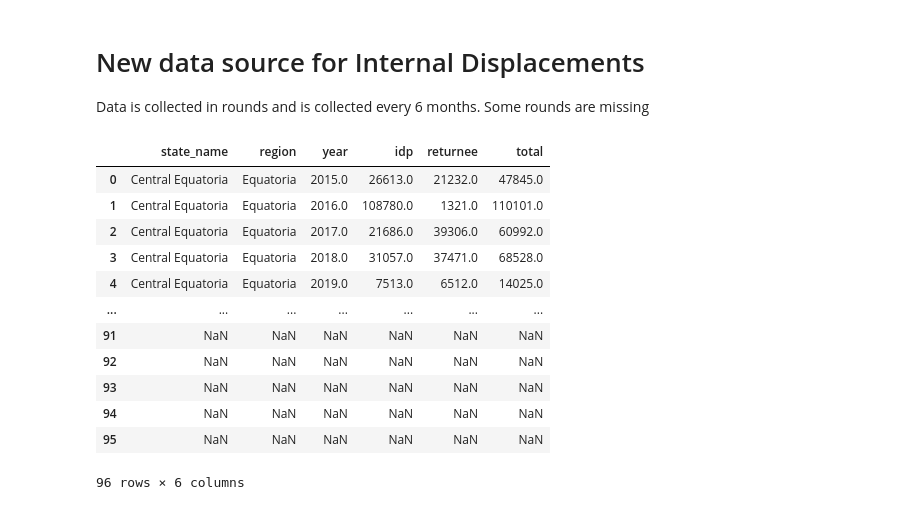
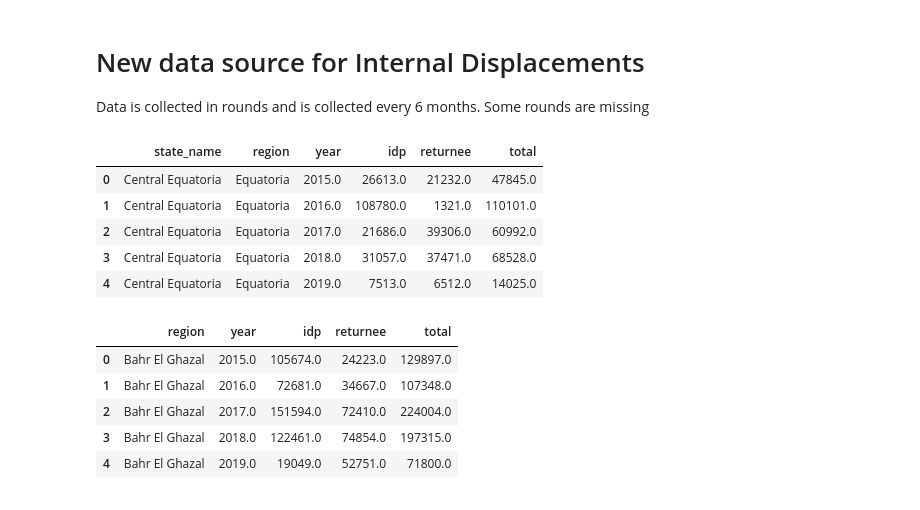
Before and after one commit to jdobladez/JBG060-group9, a Jupyter notebook: Assylum Seekers.ipynb, the cells around one changed output. Drawn from its saved outputs; the diff is of its cells as text; code cells hidden in the pictures.

```diff
--- a/Assylum Seekers.ipynb
+++ b/Assylum Seekers.ipynb
@@ -319,23 +319,25 @@ Data is collected in rounds and is collected every 6 months. Some rounds are mis
 # round_14 = pd.read_excel("internal_movements/round_14.xlsx")
 # %%
 asylum = pd.read_csv("data/2015_2023_asylum.csv")
-asylum
+asylum.head()
 # %% [output]
 |  | state_name | region | year | idp | returnee | total |
 | 0 | Central Equatoria | Equatoria | 2015.0 | 26613.0 | 21232.0 | 47845.0 |
 | 1 | Central Equatoria | Equatoria | 2016.0 | 108780.0 | 1321.0 | 110101.0 |
 | 2 | Central Equatoria | Equatoria | 2017.0 | 21686.0 | 39306.0 | 60992.0 |
 | 3 | Central Equatoria | Equatoria | 2018.0 | 31057.0 | 37471.0 | 68528.0 |
 | 4 | Central Equatoria | Equatoria | 2019.0 | 7513.0 | 6512.0 | 14025.0 |
-| ... | ... | ... | ... | ... | ... | ... |
-| 91 | NaN | NaN | NaN | NaN | NaN | NaN |
-| 92 | NaN | NaN | NaN | NaN | NaN | NaN |
-| 93 | NaN | NaN | NaN | NaN | NaN | NaN |
-| 94 | NaN | NaN | NaN | NaN | NaN | NaN |
-| 95 | NaN | NaN | NaN | NaN | NaN | NaN |
-96 rows × 6 columns
 # %%
 # Group by the 'region' column and sum the numeric columns
 asylum = asylum.groupby(['region', 'year']).agg({
     'idp': 'sum', 'returnee': 'sum', 'total': 'sum'
 }).reset_index()
+
+asylum.head()
+# %% [output]
+|  | region | year | idp | returnee | total |
+| 0 | Bahr El Ghazal | 2015.0 | 105674.0 | 24223.0 | 129897.0 |
+| 1 | Bahr El Ghazal | 2016.0 | 72681.0 | 34667.0 | 107348.0 |
+| 2 | Bahr El Ghazal | 2017.0 | 151594.0 | 72410.0 | 224004.0 |
+| 3 | Bahr El Ghazal | 2018.0 | 122461.0 | 74854.0 | 197315.0 |
+| 4 | Bahr El Ghazal | 2019.0 | 19049.0 | 52751.0 | 71800.0 |
```
Also changed, not shown: parts of 11 cells of this notebook.
